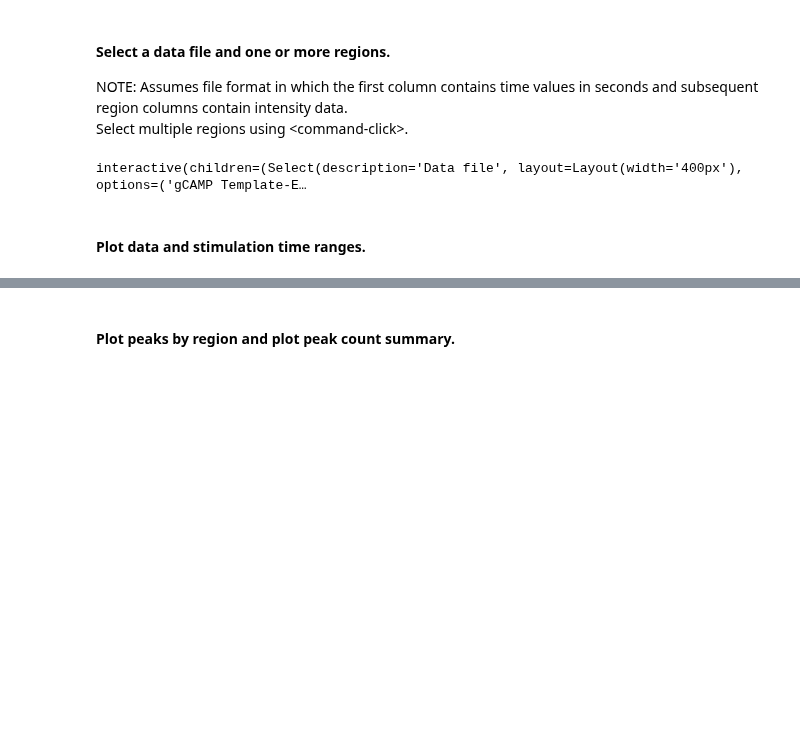
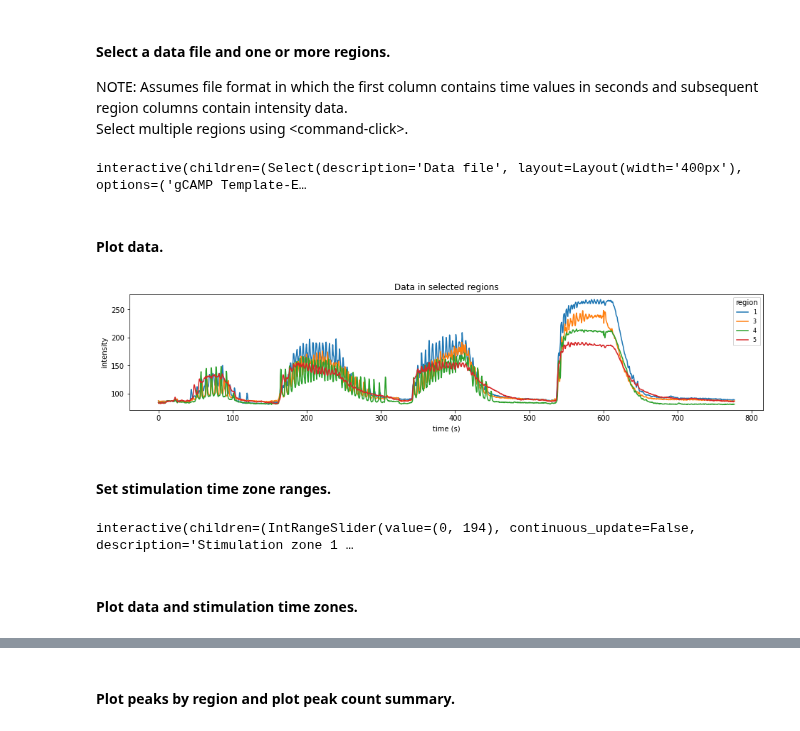
Before and after one commit to jrugis/cell_tools_historical, a Jupyter notebook: IMAGING/notebooks/csv_file_peaks.ipynb, the cells around one changed output, grey strips where cells are left out. Saved outputs shown, nothing was run; the diff lists cells and outputs as text; code cells hidden in the pictures; blank space fills up the shorter version.

```diff
--- a/IMAGING/notebooks/csv_file_peaks.ipynb
+++ b/IMAGING/notebooks/csv_file_peaks.ipynb
@@ -50,16 +50,6 @@ data_files_widget = widgets.Select(options=data_files, description='Data file',
 # create region columns widget
 columns_widget = widgets.SelectMultiple(options=[], description='Region cols',
                             disabled=False, layout={'width':'150px', 'height':'120px'}, style={'description_width':'100px'})
-# create zone widget(s)
-zone_widgets = []
-m = len(zones) # number of widgets to display
-for i,z in enumerate(zones):
-  zone_widgets.append(widgets.IntRangeSlider(
-    value=z, min=0, max = 1000, step=10,
-    description="Stimulation zone " + str(i+1) +' (s)',
-    disabled=False, continuous_update=False, orientation='horizontal',
-    readout=True, readout_format='d',
-    layout={'width':'1000px'}, style={'description_width':'200px'}))
 
 # create status widget
 status_widget = widgets.HTML(value=' ', description=' ')
@@ -78,7 +68,7 @@ data_files_widget.observe(update_columns, 'value')
 
 # display and respond to the widgets
 update_columns()
-def f(w1, w2, w3, w4, w5, w6, w7):
+def f(w1, w2, w3):
   global data_file, data_cols, zones
   data_file = data_files_widget.value
   data_cols = columns_widget.value
@@ -91,15 +81,71 @@ def f(w1, w2, w3, w4, w5, w6, w7):
     else:
       status_widget.value = "Selection OK."
 
-display(widgets.interactive(f, w1=data_files_widget, w2=columns_widget, w3=status_widget,
-                           w4=zone_widgets[0],
-                           w5=zone_widgets[1],
-                           w6=zone_widgets[2],
-                           w7=zone_widgets[3]))
+display(widgets.interactive(f, w1=data_files_widget, w2=columns_widget, w3=status_widget))
 # %% [output]
 interactive(children=(Select(description='Data file', layout=Layout(width='400px'), options=('gCAMP Template-E…
+# %% [markdown]
+#### Plot data.
+# %%
+%matplotlib inline
+
+#global variables
+cols = np.array(data_cols)
+
+with open("../image_stacks/" + data_file, 'r', encoding='utf-8-sig') as f:
+  A0 = np.transpose(np.genfromtxt(f, dtype=float, delimiter=','))
+tmin = np.min(A0[0])            # start time
+tmax = np.max(A0[0])            # finish time
+
+dmin = np.amin(A0[cols])
+dmax = np.amax(A0[cols])
+
+plt.close('all')
+fig, ax = plt.subplots(ncols=1, nrows=1, figsize=(13,3), constrained_layout=True)
+ax.set_title("Data in selected regions")
+ax.set(ylabel="intensity")
+ax.set(xlabel="time (s)")
+ax.plot(A0[0],np.transpose(A0[cols]))
+ax.legend(cols, title='region', fontsize=8)
+plt.show()
+# %% [output]
+[figure, added]
+# %% [markdown]
+#### Set stimulation time zone ranges.
+# %%
+%matplotlib widget
+
+dt = int((tmax-tmin)/4)
+
+# global variables
+zones = [(0,dt),(dt,2*dt),(2*dt,3*dt),(3*dt,4*dt)] # stimulation time zones
+
+# create zone widget(s)
+zone_widgets = []
+m = len(zones) # number of widgets to display
+for i,z in enumerate(zones):
+  zone_widgets.append(widgets.IntRangeSlider(
+    value=z, min=0, max = 4*dt, step=10,
+    description="Stimulation zone " + str(i+1) +' (s)',
+    disabled=False, continuous_update=False, orientation='horizontal',
+    readout=True, readout_format='d',
+    layout={'width':'1000px'}, style={'description_width':'200px'}))
+
+# display and respond to the widgets
+update_columns()
+def f(w1, w2, w3, w4):
+  global zones
+  zones = [w.value for w in zone_widgets]
+
+display(widgets.interactive(f,
+                           w1=zone_widgets[0],
+                           w2=zone_widgets[1],
+                           w3=zone_widgets[2],
+                           w4=zone_widgets[3]))
+# %% [output]
+interactive(children=(IntRangeSlider(value=(0, 194), continuous_update=False, description='Stimulation zone 1 …
 # %% [markdown]
-#### Plot data and stimulation time ranges.
+#### Plot data and stimulation time zones.
 # %%
 %matplotlib inline
 
```
Also changed, not shown: parts of 2 cells of this notebook.
